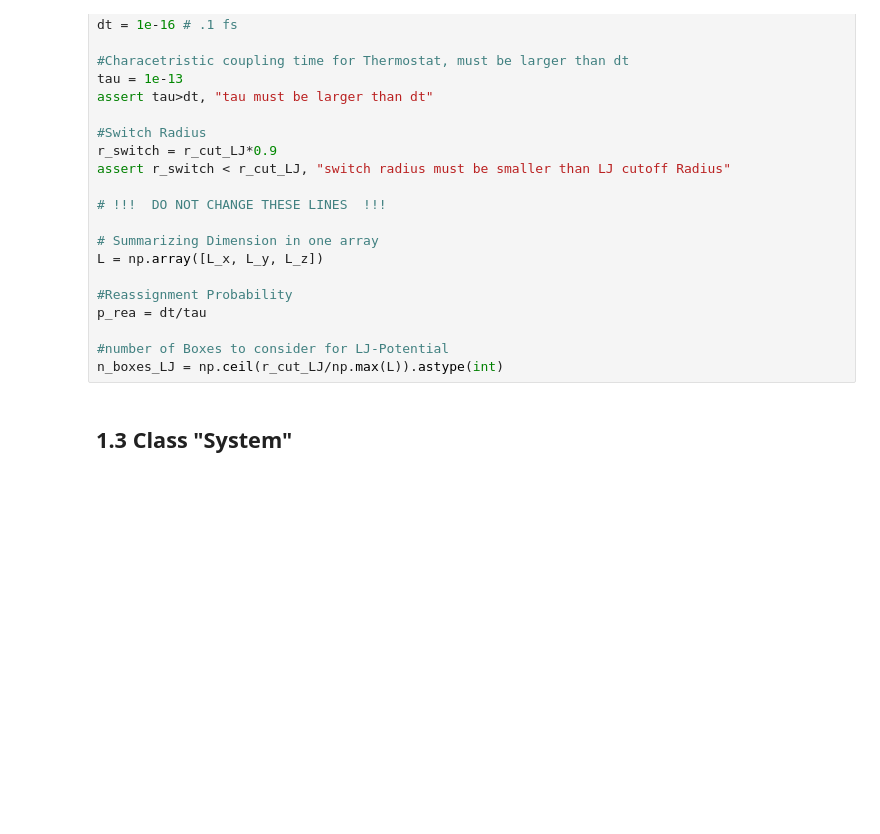
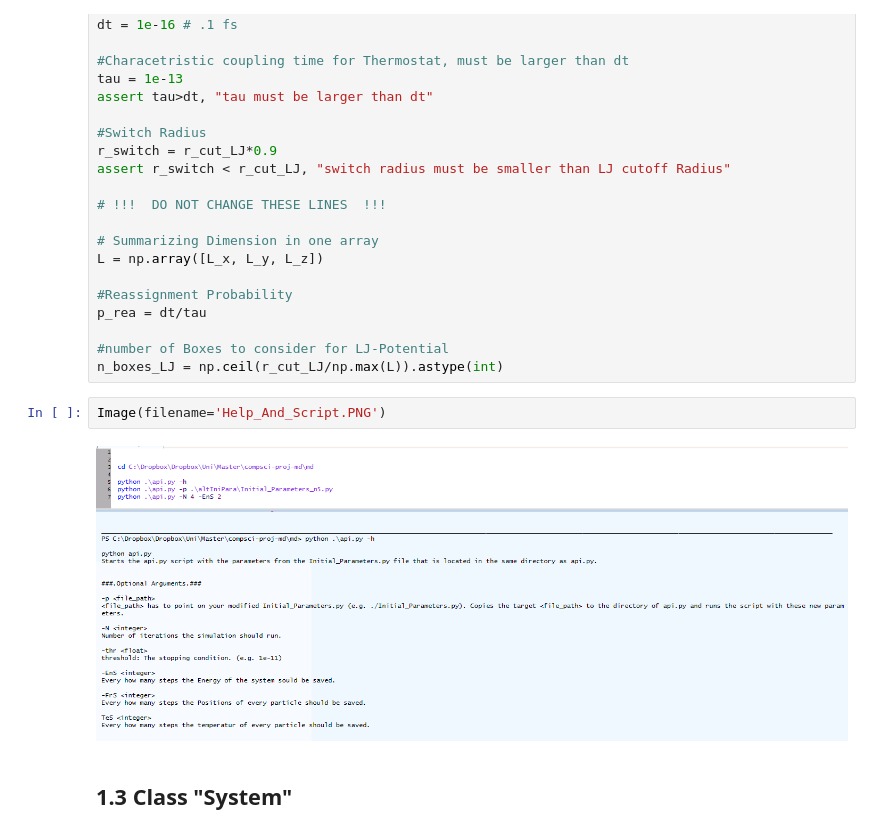
Before and after one commit to mannimaster/compsci-proj-md, a Jupyter notebook: md/presentation.ipynb, the cells around one changed output. Saved outputs shown, nothing was run; the diff lists cells and outputs as text; blank space fills up the shorter version.

```diff
--- a/md/presentation.ipynb
+++ b/md/presentation.ipynb
@@ -69,6 +69,10 @@ p_rea = dt/tau
 
 #number of Boxes to consider for LJ-Potential
 n_boxes_LJ = np.ceil(r_cut_LJ/np.max(L)).astype(int)
+# %%
+Image(filename='Help_And_Script.PNG')
+# %% [output]
+[figure, added]
 # %% [markdown]
 ## 1.3 Class "System"
 # %% [markdown]
```
Also changed, not shown: 1 other file.
